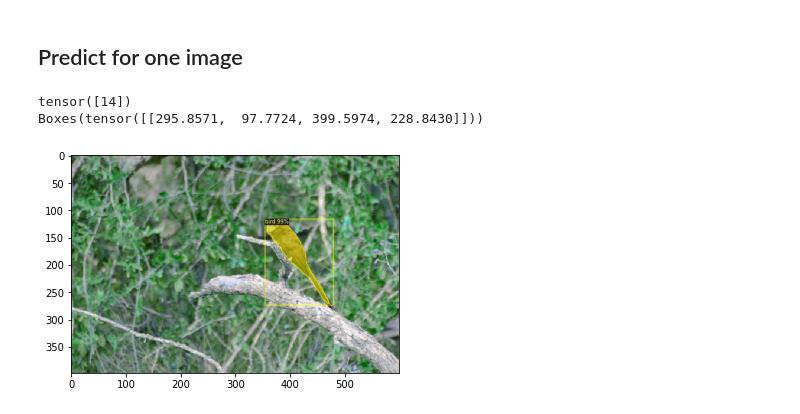
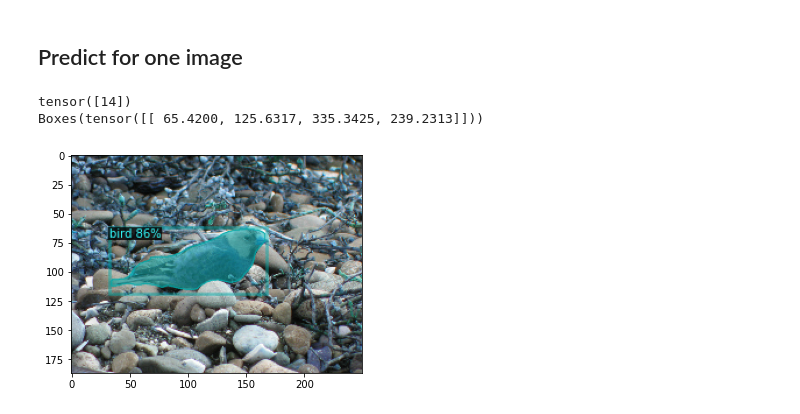
Before and after one commit to chloeskt/recvis21_a3, a Jupyter notebook: notebooks/Mask_RCNN.ipynb, the cells around one changed output. Drawn from its saved outputs; the diff is of its cells as text; code cells hidden in the pictures.

```diff
--- a/notebooks/Mask_RCNN.ipynb
+++ b/notebooks/Mask_RCNN.ipynb
@@ -79,7 +79,7 @@ from detectron2.config import get_cfg
 from detectron2.utils.visualizer import Visualizer
 from detectron2.data import MetadataCatalog, DatasetCatalog
 # %%
-im = cv2.imread("../bird_dataset/train_images/004.Groove_billed_Ani/Groove_Billed_Ani_0004_1528.jpg")
+im = cv2.imread("../bird_dataset/train_images/034.Gray_crowned_Rosy_Finch/Gray_Crowned_Rosy_Finch_0064_27007.jpg")
 plt.imshow(im)
 plt.show()
 # %% [output]
@@ -107,12 +107,12 @@ print(outputs["instances"].pred_classes)
 print(outputs["instances"].pred_boxes)
 # %% [output]
 tensor([14])
-Boxes(tensor([[295.8571,  97.7724, 399.5974, 228.8430]]))
+Boxes(tensor([[ 65.4200, 125.6317, 335.3425, 239.2313]]))
 # %%
 # We can use `Visualizer` to draw the predictions on the image.
-v = Visualizer(im[:, :, ::-1], MetadataCatalog.get(cfg.DATASETS.TRAIN[0]), scale=1.2)
+v = Visualizer(im[:, :, ::-1], MetadataCatalog.get(cfg.DATASETS.TRAIN[0]), scale=0.5)
 out = v.draw_instance_predictions(outputs["instances"].to("cpu"))
 plt.imshow(out.get_image()[:, :, ::-1])
 plt.show()
 # %% [output]
-[figure, old version]
+[figure, new version]
```
Also changed, not shown: parts of 5 cells of this notebook, 1 other file.
